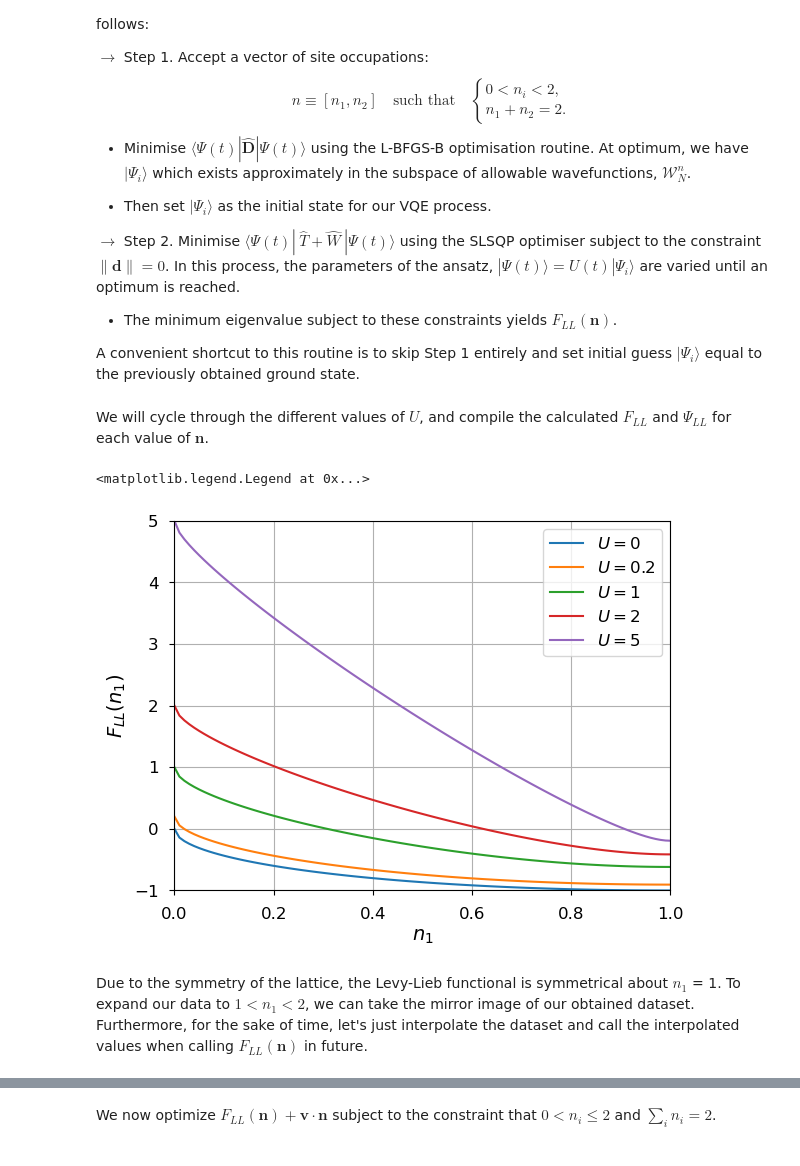
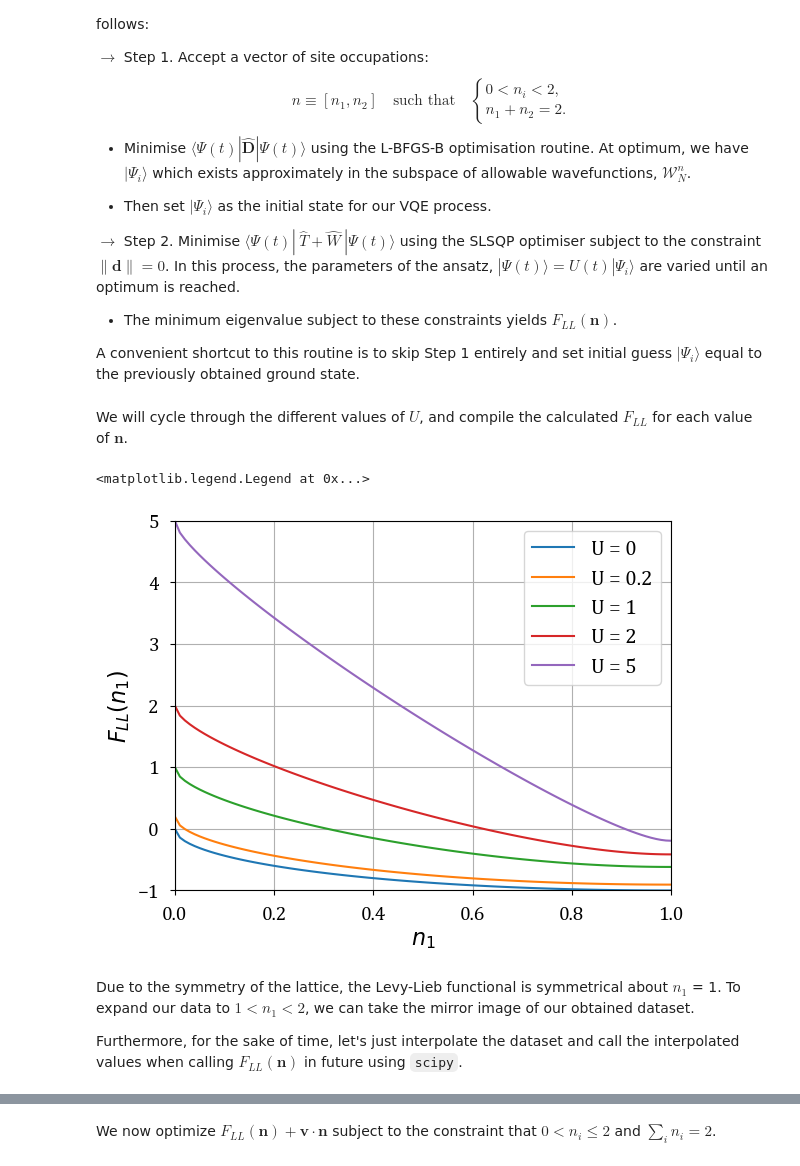
Before and after one commit to anthonyrtw/LevyLieb_VQE, a Jupyter notebook: main.ipynb, the cells around one changed output, grey strips where cells are left out. Cells and saved outputs as stored; diff of their text form; code cells hidden in the pictures.

```diff
--- a/main.ipynb
+++ b/main.ipynb
@@ -306,2 +311,0 @@ def FLL(n1, U):
-# %% [markdown]
-We will cycle through the different values of $U$, and compile the calculated $F_{LL}$ and $\Psi_{LL}$ for each value of $\mathbf{n}$.
@@ -324,18 +312,32 @@ for U in U_array:
-# %%
-import matplotlib.pylab as plt
-
-plt.xlim(0, 1)
-plt.ylim(-1, 5)
-plt.xlabel('$n_{1}$', fontdict={'fontsize': 14})
-plt.ylabel('$F_{LL}(n_{1})$', fontdict={'fontsize': 14})
-plt.grid(True)
-for i in range(len(U_array) - 1):
-    plt.plot(n_array, fll[i], label=f'$U = {U_array[i]}$')
-plt.tick_params(axis='both', labelsize=12,  direction='out', pad=8)
-plt.rcParams['font.family'] = 'Calibri'
-plt.legend(prop={'size': 12})
-# %% [output]
-<matplotlib.legend.Legend at 0x...>
-[figure, removed]
+# %% [markdown]
+We will cycle through the different values of $U$, and compile the calculated $F_{LL}$ for each value of $\mathbf{n}$.
+# %%
+U_list = [0, 0.2, 1, 2, 5, 10]
+n_array = np.linspace(0, 1, 101)
+functionals = []
+
+for U in U_list:
+    functionals_U = []
+    Levy_Lieb_class = Levy_Lieb(U, ansatz)
+    for n1 in n_array:
+        FLL = Levy_Lieb_class.functional(n1=n1, t=0.5)
+        functionals_U.append(FLL[0])
+    functionals.append(functionals_U)
+# %%
+plt.rcParams['font.family'] = 'Cambria'
+plt.xlim(0, 1)
+plt.ylim(-1, 5)
+plt.xlabel('$n_{1}$', fontdict={'fontsize': 16})
+plt.ylabel('$F_{LL}(n_{1})$', fontdict={'fontsize': 16})
+plt.grid(True)
+for i in range(len(U_list) - 1):
+    plt.plot(n_array, functionals[i], label=f'U = {U_list[i]}')
+plt.tick_params(axis='both', labelsize=14,  direction='out', pad=8)
+plt.legend(prop={'size': 15})
+# %% [output]
+<matplotlib.legend.Legend at 0x...>
+[figure, added]
 # %% [markdown]
-Due to the symmetry of the lattice, the Levy-Lieb functional is symmetrical about $n_{1}$ = 1. To expand our data to $1 < n_{1} < 2$, we can take the mirror image of our obtained dataset. Furthermore, for the sake of time, let's just interpolate the dataset and call the interpolated values when calling $F_{LL}(\mathbf{n})$ in future.
+Due to the symmetry of the lattice, the Levy-Lieb functional is symmetrical about $n_{1}$ = 1. To expand our data to $1 < n_{1} < 2$, we can take the mirror image of our obtained dataset.
+
+Furthermore, for the sake of time, let's just interpolate the dataset and call the interpolated values when calling $F_{LL}(\mathbf{n})$ in future using ``scipy``.
```
Also changed, not shown: parts of 42 cells of this notebook.
